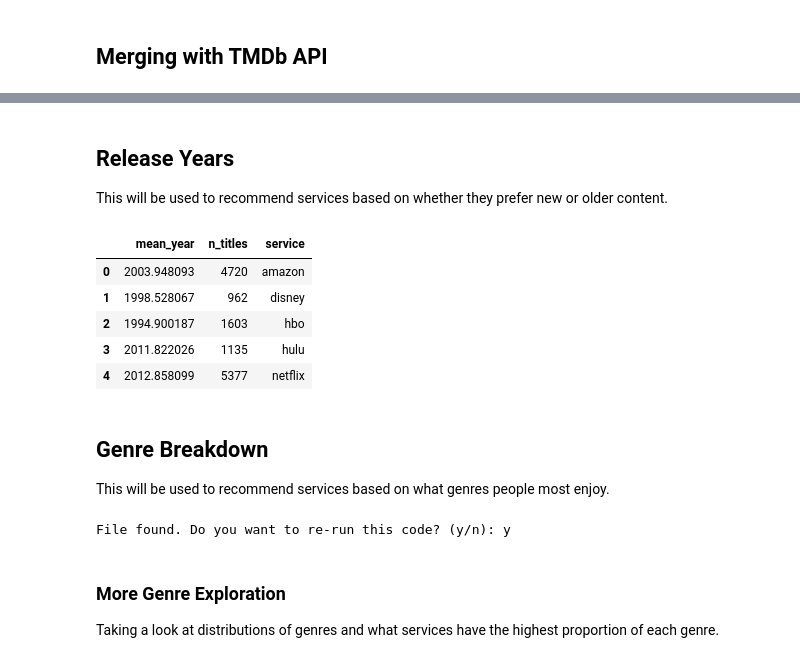
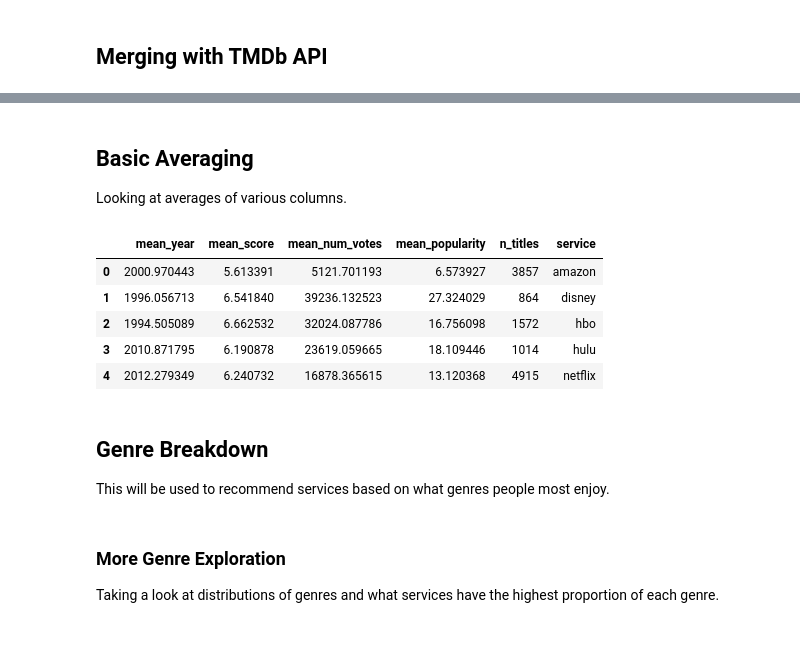
Before and after one commit to zlee1/StreamingServiceAnalysis, a Jupyter notebook: main_data_collection.ipynb, the cells around one changed output, grey strips where cells are left out. Cells and saved outputs as stored; diff of their text form; code cells hidden in the pictures.

```diff
--- a/main_data_collection.ipynb
+++ b/main_data_collection.ipynb
@@ -251,18 +237,18 @@ movies.to_csv("data/modified/movies_api_imdb_merged.csv", index=False)
 # %% [markdown]
-## Release Years
+## Basic Averaging
 
-This will be used to recommend services based on whether they prefer new or older content.
+Looking at averages of various columns.
 # %%
-# Find the mean release year of content as well as the total number of movies on each service
-movie_years = sqldf("SELECT AVG(release_year) as mean_year, COUNT(*) as n_titles, service FROM movies GROUP BY service")
+# Find the mean release year, score, number of votes and popularity of each service
+movie_years = sqldf("SELECT AVG(release_year) as mean_year, AVG(mean_score) as mean_score, AVG(mean_num_votes) as mean_num_votes, AVG(popularity) as mean_popularity, COUNT(*) as n_titles, service FROM movies GROUP BY service")
 movie_years
 # %% [output]
-|  | mean_year | n_titles | service |
-| 0 | 2003.948093 | 4720 | amazon |
-| 1 | 1998.528067 | 962 | disney |
-| 2 | 1994.900187 | 1603 | hbo |
-| 3 | 2011.822026 | 1135 | hulu |
-| 4 | 2012.858099 | 5377 | netflix |
+|  | mean_year | mean_score | mean_num_votes | mean_popularity | n_titles | service |
+| 0 | 2000.970443 | 5.613391 | 5121.701193 | 6.573927 | 3857 | amazon |
+| 1 | 1996.056713 | 6.541840 | 39236.132523 | 27.324029 | 864 | disney |
+| 2 | 1994.505089 | 6.662532 | 32024.087786 | 16.756098 | 1572 | hbo |
+| 3 | 2010.871795 | 6.190878 | 23619.059665 | 18.109446 | 1014 | hulu |
+| 4 | 2012.279349 | 6.240732 | 16878.365615 | 13.120368 | 4915 | netflix |
 # %% [markdown]
 ## Genre Breakdown
 
@@ -275,18 +261,16 @@ try:
     if(ans == "y"):
         raise Exception("Re-running")
 except:
-    service_genres = pd.DataFrame(columns = ["service", "type", "genre"])
+    service_genres = pd.DataFrame(columns = ["service", "type", "genre", "score", "popularity"])
     for index, row in movies.iterrows():
         try:
             # For each genre in the listed_in column, add a new row to the DataFrame with the service, content type, and genre
             for genre in row["genres"].split(","):
                 if(genre != ""):
-                    service_genres = service_genres.append({"service": row["service"], "type": row["type"], "genre": genre}, ignore_index=True)
+                    service_genres = service_genres.append({"service": row["service"], "type": row["type"], "genre": genre, "score": row["mean_score"], "popularity": row["popularity"]}, ignore_index=True)
         except:
             pass
     service_genres.to_csv("data/modified/service_genres.csv", index=False)
 clear_output()
-# %% [output]
-File found. Do you want to re-run this code? (y/n): y
 # %%
 # Count the instances of a genre for each service and type
```
Also changed, not shown: parts of 25 cells of this notebook, 3 other files.
